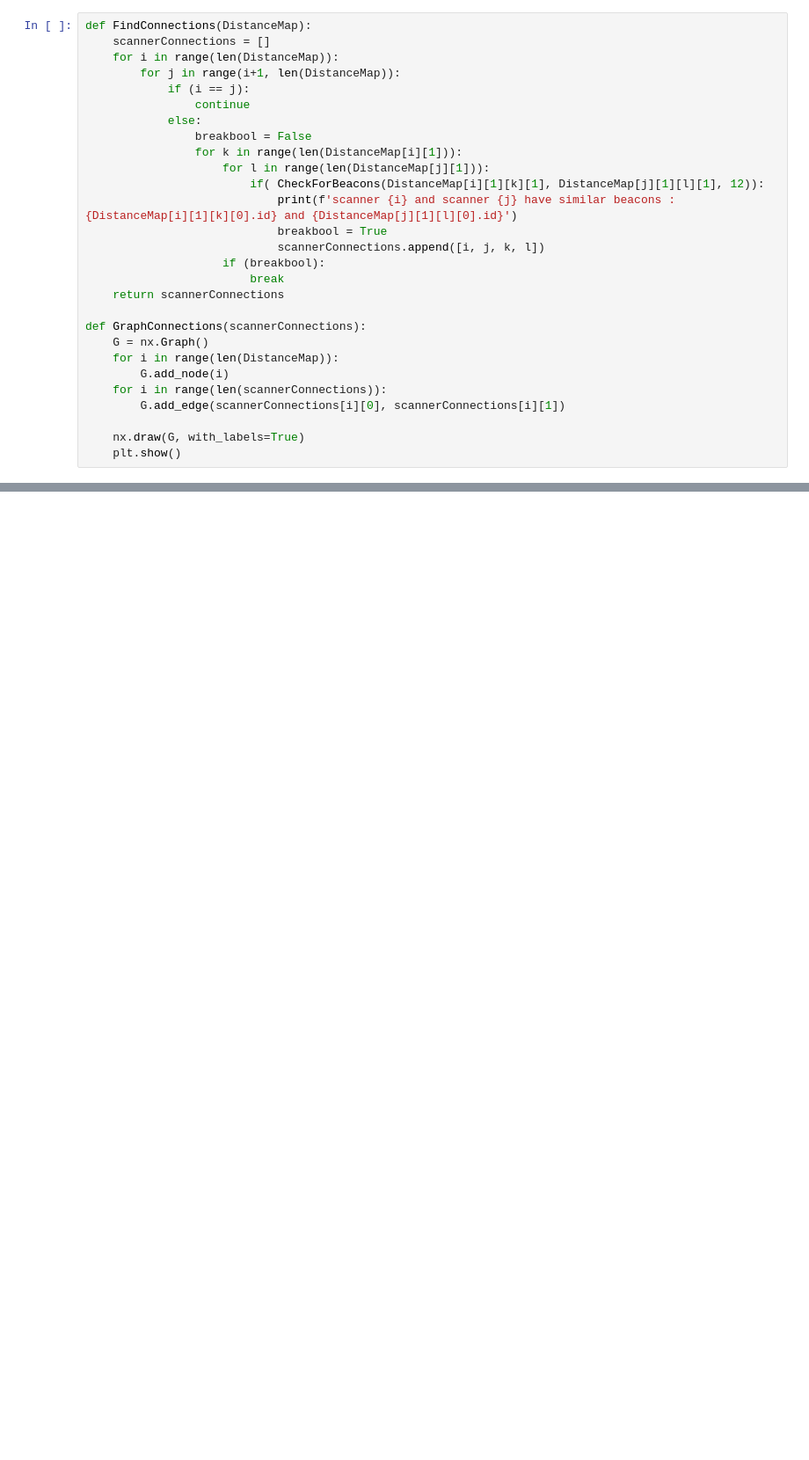
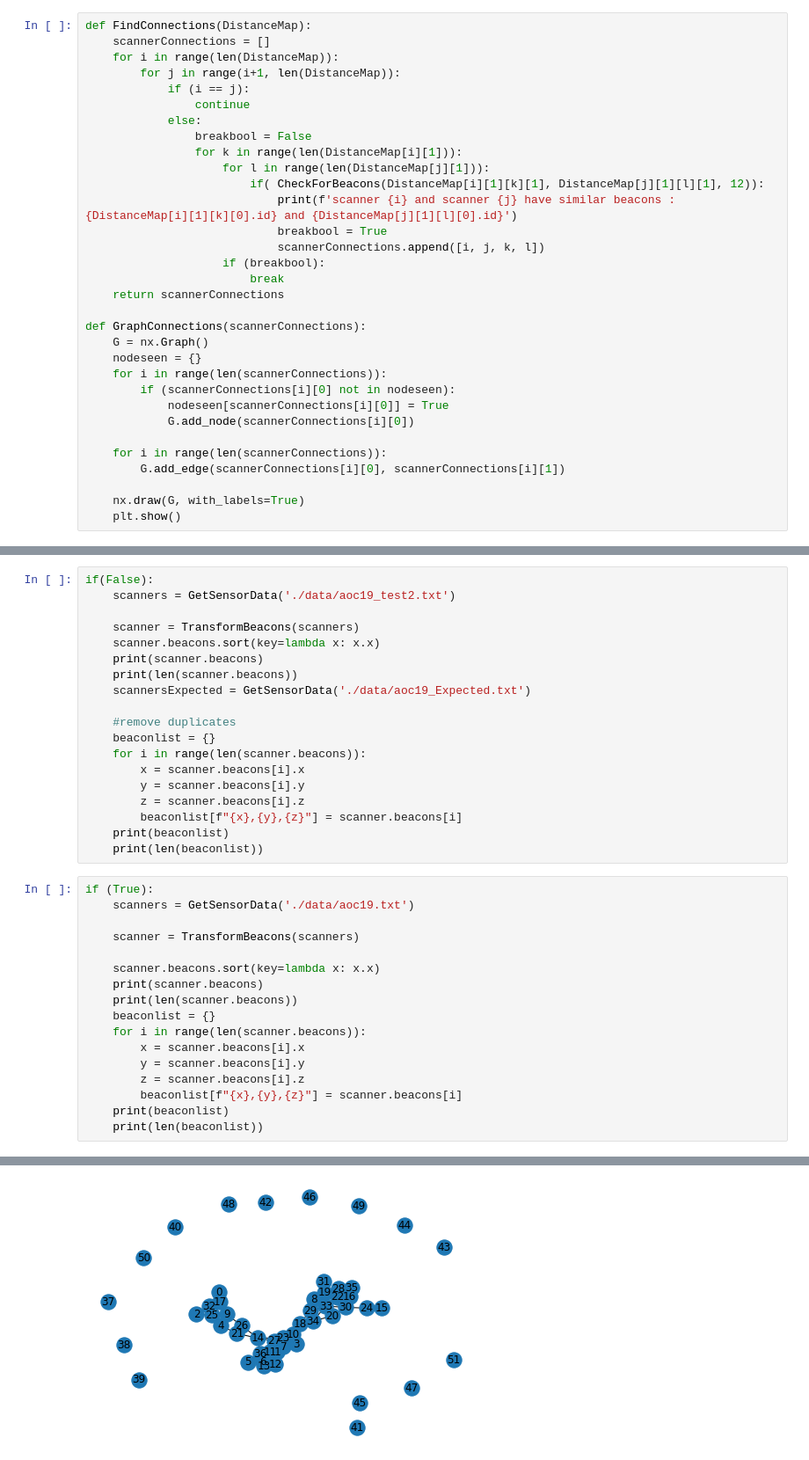
Before and after one commit to peacefighter1996/Advent-of-Code-2021, a Jupyter notebook: AdventOfCode19.ipynb, the cells around one changed output, grey strips where cells are left out. Shown at 88% size. Saved outputs shown, nothing was run; the diff lists cells and outputs as text; blank space fills up the shorter version.

```diff
--- a/AdventOfCode19.ipynb
+++ b/AdventOfCode19.ipynb
@@ -112,8 +153,12 @@ def FindConnections(DistanceMap):
 
 def GraphConnections(scannerConnections):
     G = nx.Graph()
-    for i in range(len(DistanceMap)):
-        G.add_node(i)
+    nodeseen = {}
+    for i in range(len(scannerConnections)):
+        if (scannerConnections[i][0] not in nodeseen):
+            nodeseen[scannerConnections[i][0]] = True
+            G.add_node(scannerConnections[i][0])
+
     for i in range(len(scannerConnections)):
         G.add_edge(scannerConnections[i][0], scannerConnections[i][1])
 
@@ -317,0 +423,37 @@ if (False):
+# %%
+if(False):
+    scanners = GetSensorData('./data/aoc19_test2.txt')
+
+    scanner = TransformBeacons(scanners)
+    scanner.beacons.sort(key=lambda x: x.x)
+    print(scanner.beacons)
+    print(len(scanner.beacons))
+    scannersExpected = GetSensorData('./data/aoc19_Expected.txt')
+
+    #remove duplicates
+    beaconlist = {}
+    for i in range(len(scanner.beacons)):
+        x = scanner.beacons[i].x
+        y = scanner.beacons[i].y
+        z = scanner.beacons[i].z
+        beaconlist[f"{x},{y},{z}"] = scanner.beacons[i]
+    print(beaconlist)
+    print(len(beaconlist))
+# %%
+if (True):
+    scanners = GetSensorData('./data/aoc19.txt')
+
+    scanner = TransformBeacons(scanners)
+
+    scanner.beacons.sort(key=lambda x: x.x)
+    print(scanner.beacons)
+    print(len(scanner.beacons))
+    beaconlist = {}
+    for i in range(len(scanner.beacons)):
+        x = scanner.beacons[i].x
+        y = scanner.beacons[i].y
+        z = scanner.beacons[i].z
+        beaconlist[f"{x},{y},{z}"] = scanner.beacons[i]
+    print(beaconlist)
+    print(len(beaconlist))
+# %% [output]
@@ -317,0 +477 @@ if (False):
+[figure, added]
```
Also changed, not shown: parts of 7 cells of this notebook, 2 other files.
